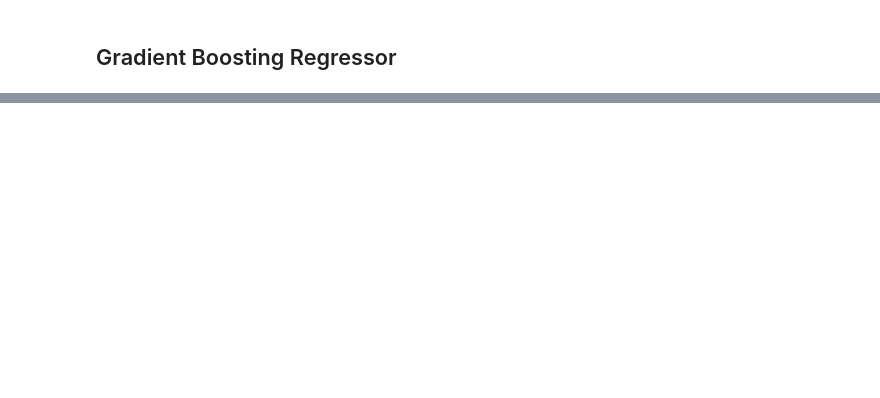
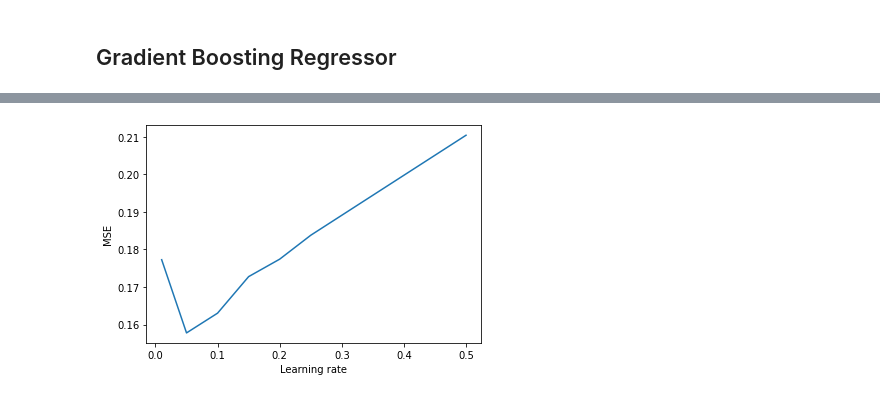
Before and after one commit to claramarto11/AAvanceproject, a Jupyter notebook: Projeto_CM.ipynb, the cells around one changed output, grey strips where cells are left out. Drawn from its saved outputs; the diff is of its cells as text; code cells hidden in the pictures; blank space fills up the shorter version.

```diff
--- a/Projeto_CM.ipynb
+++ b/Projeto_CM.ipynb
@@ -633,2 +634,19 @@ plt.gca().legend_ = None
 # %% [markdown]
 ## Gradient Boosting Regressor
+# %%
+from sklearn.ensemble import GradientBoostingRegressor
+from sklearn.datasets import load_boston
+from sklearn.metrics import mean_squared_error
+
+boosted_boston = GradientBoostingRegressor(n_estimators = 100,
+                                           learning_rate = 0.05,
+                                           max_depth = 3,
+                                           random_state = 1)
+
+boosted_boston.fit(X_train, y_train)
+
+y_pred = boosted_boston.predict(X_test)
+mse = mean_squared_error(y_test, y_pred)
+print("MSE: %.2f" % mse)
+print("The best accuracy on training set: %.3f" % boosted_boston.score(X_train, y_train))
+print("The best accuracy on test set: %.3f" % boosted_boston.score(X_test, y_test))
@@ -634,0 +665,14 @@ plt.gca().legend_ = None
+# %%
+from sklearn.model_selection import GridSearchCV
+
+tuned_parameters = [{'learning_rate': [0.01, 0.05, 0.1, 0.15, 0.2, 0.25, 0.5]}]
+clf = GridSearchCV(GradientBoostingRegressor(), tuned_parameters, cv=10, scoring='neg_mean_squared_error')
+clf.fit(X_train,y_train)
+
+cv_results = pd.DataFrame(clf.cv_results_)
+plt.plot(cv_results['param_learning_rate'], -1*cv_results['mean_test_score'])
+plt.xlabel('Learning rate')
+plt.ylabel('MSE')
+plt.show()
+# %% [output]
+[figure, added]
```
Also changed, not shown: parts of 8 cells of this notebook.
